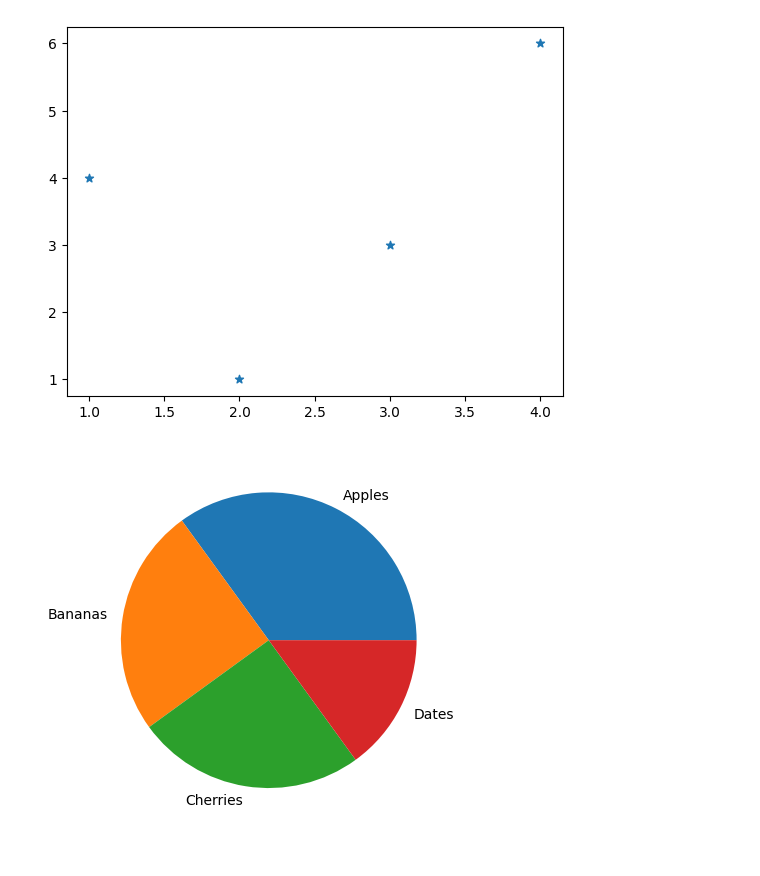
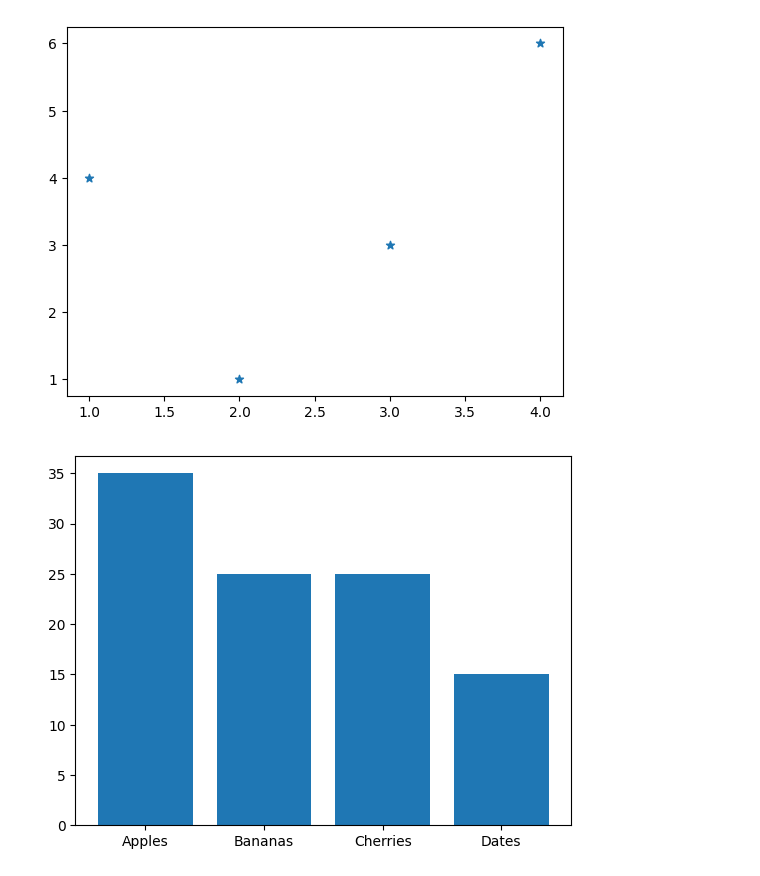
Before and after one commit to Dwij1704/Python, a Jupyter notebook: IPE/15,16,17 Matplot Lib Practicals.ipynb, the cells around one changed output. Drawn from its saved outputs; the diff is of its cells as text; code cells hidden in the pictures.

```diff
--- a/IPE/15,16,17 Matplot Lib Practicals.ipynb
+++ b/IPE/15,16,17 Matplot Lib Practicals.ipynb
@@ -19,9 +19,9 @@ plt.show()
 # %%
 # Prac-17
 from matplotlib import pyplot as plt
 y=[35, 25, 25, 15]
 x=["Apples", "Bananas", "Cherries", "Dates"]
-plt.pie(labels=x,x=y)
+plt.bar(x,height=y)
 plt.show()
 # %% [output]
-[figure, old version]
+[figure, new version]
```
Also changed, not shown: 5 other files.
